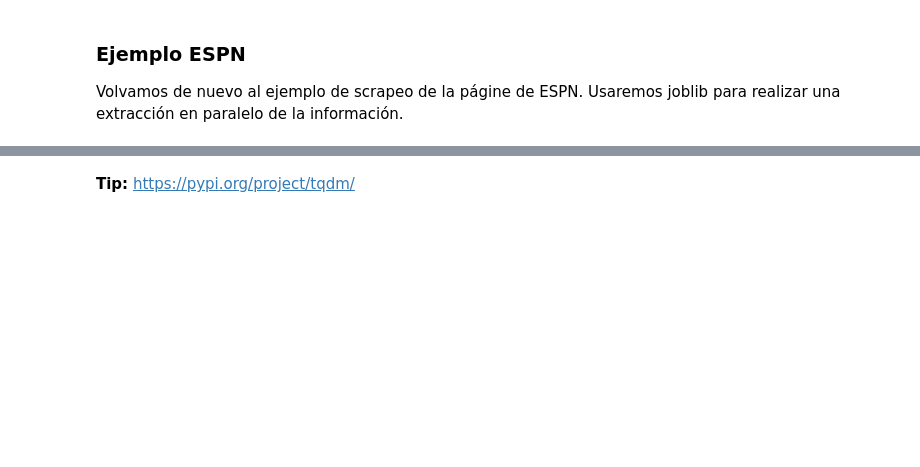
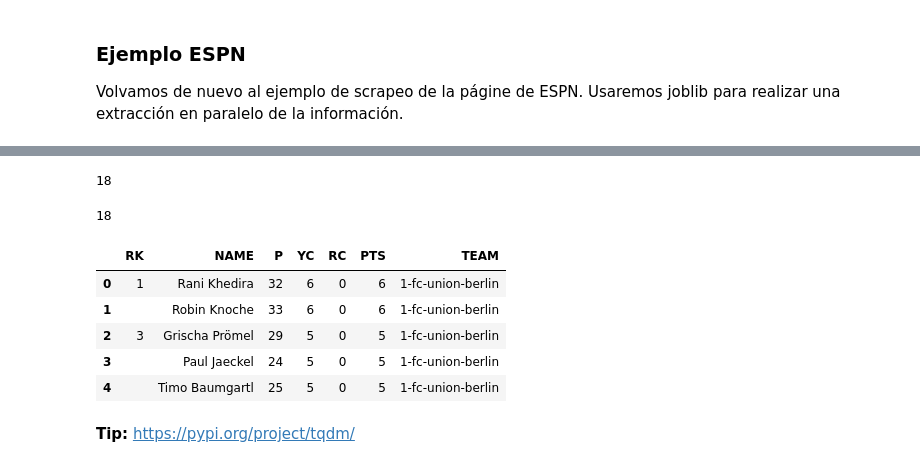
Before and after one commit to Ironhack-Data-Madrid-Mayo-2022/apuntes_clase, a Jupyter notebook: semana_4/4.2 - Procesos paralelos.ipynb, the cells around one changed output, grey strips where cells are left out. Saved outputs shown, nothing was run; the diff lists cells and outputs as text; code cells hidden in the pictures; blank space fills up the shorter version.

Commit message:
parallel

```diff
--- a/semana_4/4.2 - Procesos paralelos.ipynb
+++ b/semana_4/4.2 - Procesos paralelos.ipynb
@@ -17,0 +24,2 @@ Si queremos realizar un programa que aproveche las diferentes CPUs y pueda reali
+# %%
+datos=[i for i in range(10000000)]
@@ -56,0 +222,37 @@ Volvamos de nuevo al ejemplo de scrapeo de la págine de ESPN. Usaremos joblib p
+# %%
+def extraer(url):
+
+    driver=webdriver.Chrome(PATH)
+    driver.get(url)
+
+    time.sleep(2)
+
+    aceptar=driver.find_element_by_xpath('//*[@id="onetrust-accept-btn-handler"]')
+    aceptar.click()
+
+    time.sleep(2)
+
+    disciplina=driver.find_element_by_xpath('//*[@id="fittPageContainer"]/div[2]/div[5]/div/div/section/div/div[2]/nav/ul/li[2]/a')
+    disciplina.click()
+
+    time.sleep(1)
+
+    tabla=driver.find_element_by_tag_name('tbody')
+
+    filas=tabla.find_elements_by_tag_name('tr')
+
+    datos=[[e.text for e in f.find_elements_by_tag_name('td')]+[url.split('/')[-1]] for f in filas]
+
+
+
+    cabeceras=driver.find_element_by_tag_name('thead')
+
+    cabeceras=[c.text for c in cabeceras.find_elements_by_tag_name('th')]+['TEAM']
+
+    driver.quit()
+
+    return pd.DataFrame(datos, columns=cabeceras)
+# %%
+%%time
+
+lst_df=Parallel(n_jobs=6, verbose=True)(delayed(extraer)(url) for url in equipos_stats_urls)
@@ -57,2 +264,19 @@ Volvamos de nuevo al ejemplo de scrapeo de la págine de ESPN. Usaremos joblib p
+# %%
+len(lst_df)
+# %% [output]
+18
+# %%
+len(equipos_stats_urls)
+# %% [output]
+18
+# %%
+lst_df[0].head()
+# %% [output]
+|  | RK | NAME | P | YC | RC | PTS | TEAM |
+| 0 | 1 | Rani Khedira | 32 | 6 | 0 | 6 | 1-fc-union-berlin |
+| 1 |  | Robin Knoche | 33 | 6 | 0 | 6 | 1-fc-union-berlin |
+| 2 | 3 | Grischa Prömel | 29 | 5 | 0 | 5 | 1-fc-union-berlin |
+| 3 |  | Paul Jaeckel | 24 | 5 | 0 | 5 | 1-fc-union-berlin |
+| 4 |  | Timo Baumgartl | 25 | 5 | 0 | 5 | 1-fc-union-berlin |
 # %% [markdown]
 **Tip:** https://pypi.org/project/tqdm/
```
Also changed, not shown: parts of 24 cells of this notebook.
